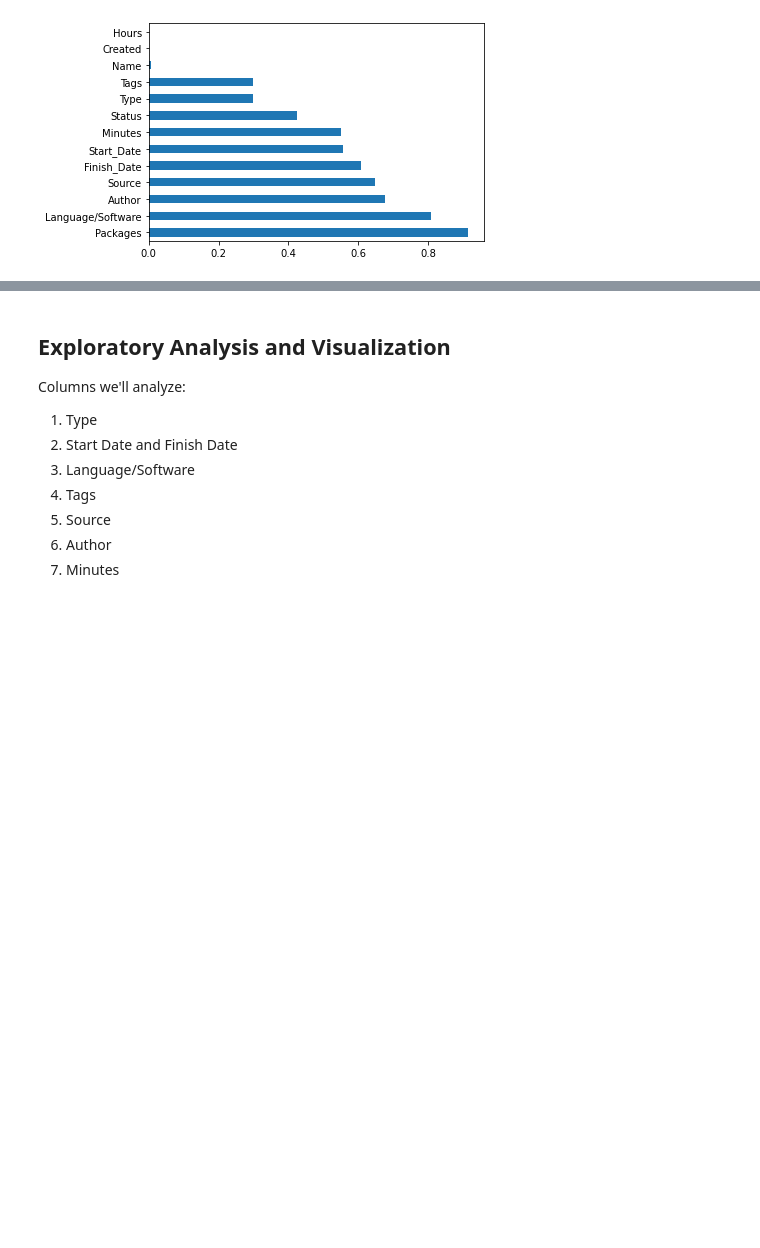
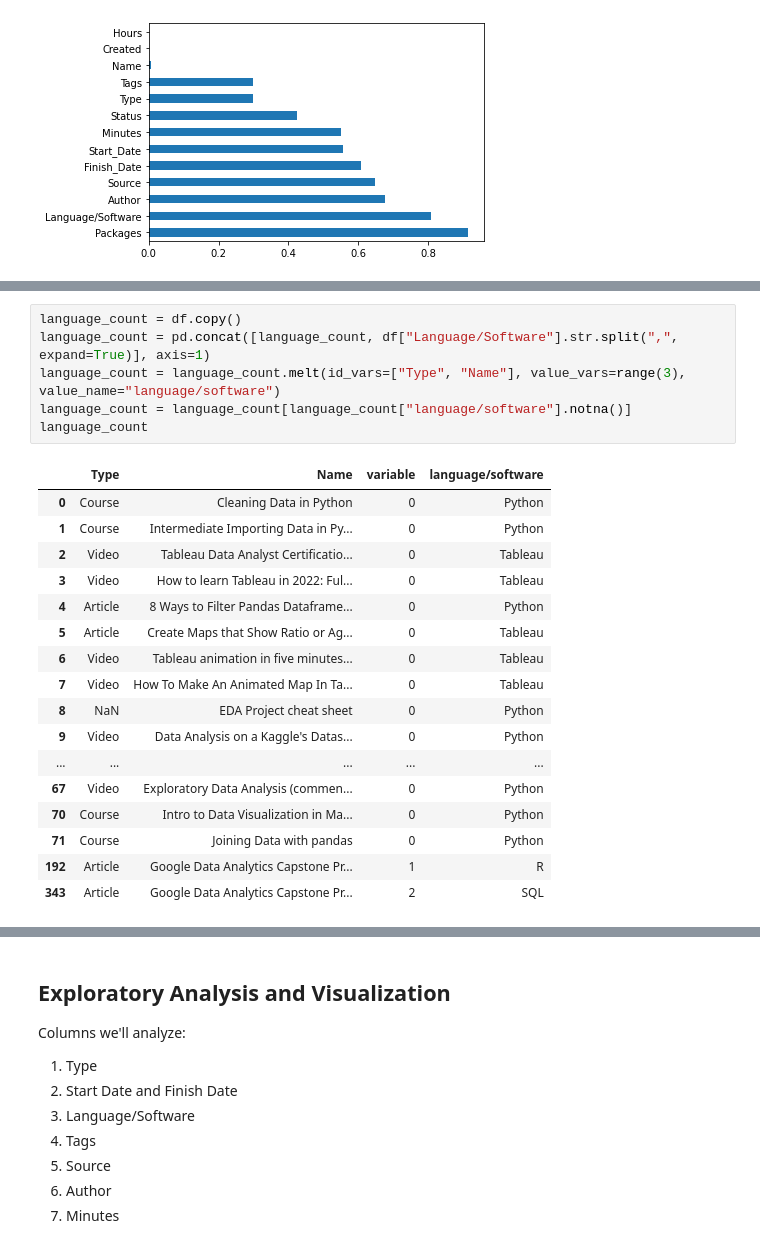
Before and after one commit to franco3x/Notion-66-Days-of-Data, a Jupyter notebook: Notion 66 Days of Data.ipynb, the cells around one changed output, grey strips where cells are left out. Saved outputs shown, nothing was run; the diff lists cells and outputs as text; blank space fills up the shorter version.

Commit message:
splitting language/software out. Not fininshed

```diff
--- a/Notion 66 Days of Data.ipynb
+++ b/Notion 66 Days of Data.ipynb
@@ -271,0 +302,24 @@ df.describe()
+# %%
+language_count = df.copy()
+language_count = pd.concat([language_count, df["Language/Software"].str.split(",", expand=True)], axis=1)
+language_count = language_count.melt(id_vars=["Type", "Name"], value_vars=range(3), value_name="language/software")
+language_count = language_count[language_count["language/software"].notna()]
+language_count
+# %% [output]
+|  | Type | Name | variable | language/software |
+| 0 | Course | Cleaning Data in Python | 0 | Python |
+| 1 | Course | Intermediate Importing Data in Py... | 0 | Python |
+| 2 | Video | Tableau Data Analyst Certificatio... | 0 | Tableau |
+| 3 | Video | How to learn Tableau in 2022: Ful... | 0 | Tableau |
+| 4 | Article | 8 Ways to Filter Pandas Dataframe... | 0 | Python |
+| 5 | Article | Create Maps that Show Ratio or Ag... | 0 | Tableau |
+| 6 | Video | Tableau animation in five minutes... | 0 | Tableau |
+| 7 | Video | How To Make An Animated Map In Ta... | 0 | Tableau |
+| 8 | NaN | EDA Project cheat sheet | 0 | Python |
+| 9 | Video | Data Analysis on a Kaggle's Datas... | 0 | Python |
+| ... | ... | ... | ... | ... |
+| 67 | Video | Exploratory Data Analysis (commen... | 0 | Python |
+| 70 | Course | Intro to Data Visualization in Ma... | 0 | Python |
+| 71 | Course | Joining Data with pandas | 0 | Python |
+| 192 | Article | Google Data Analytics Capstone Pr... | 1 | R |
+| 343 | Article | Google Data Analytics Capstone Pr... | 2 | SQL |
```
Also changed, not shown: parts of 7 cells of this notebook.
